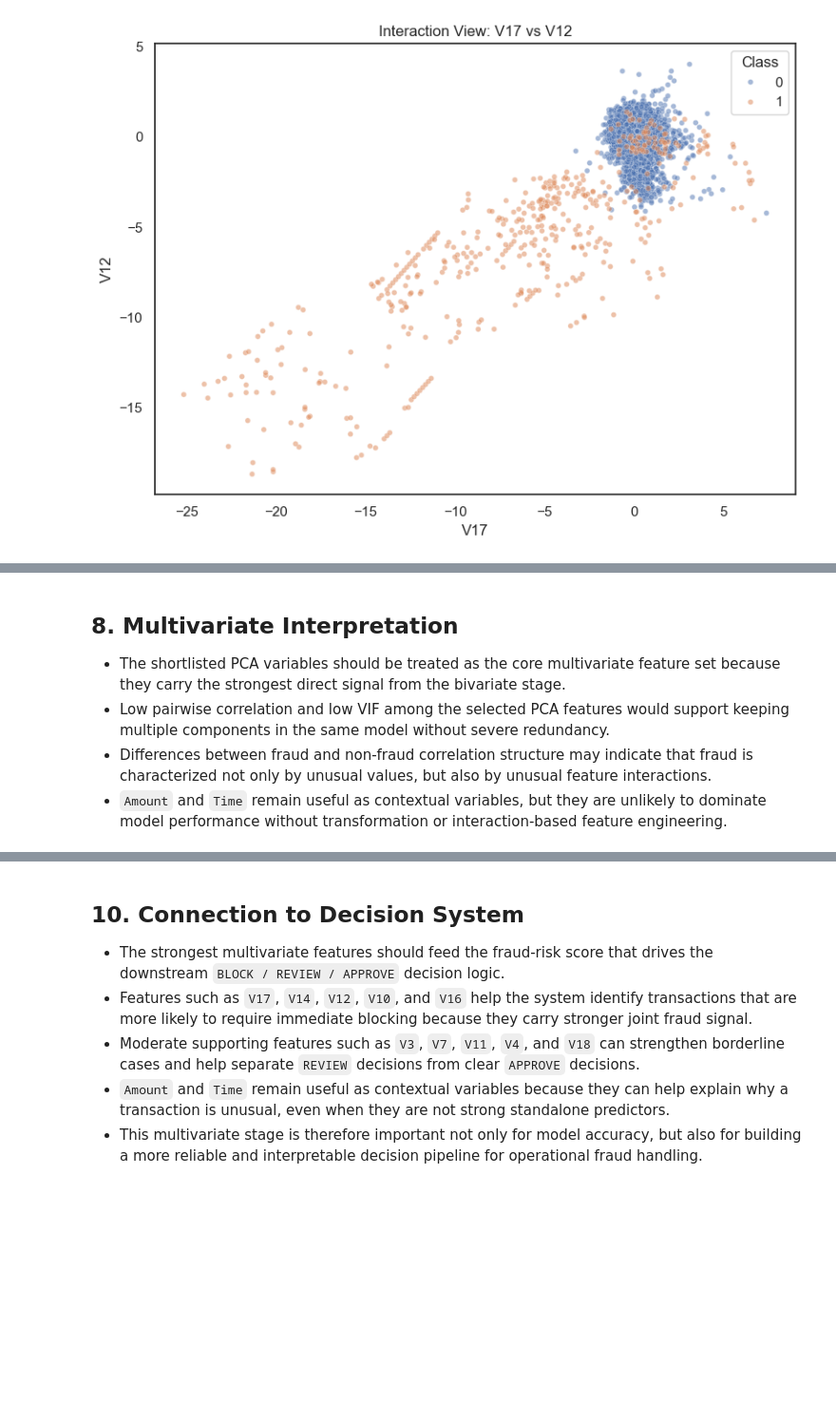
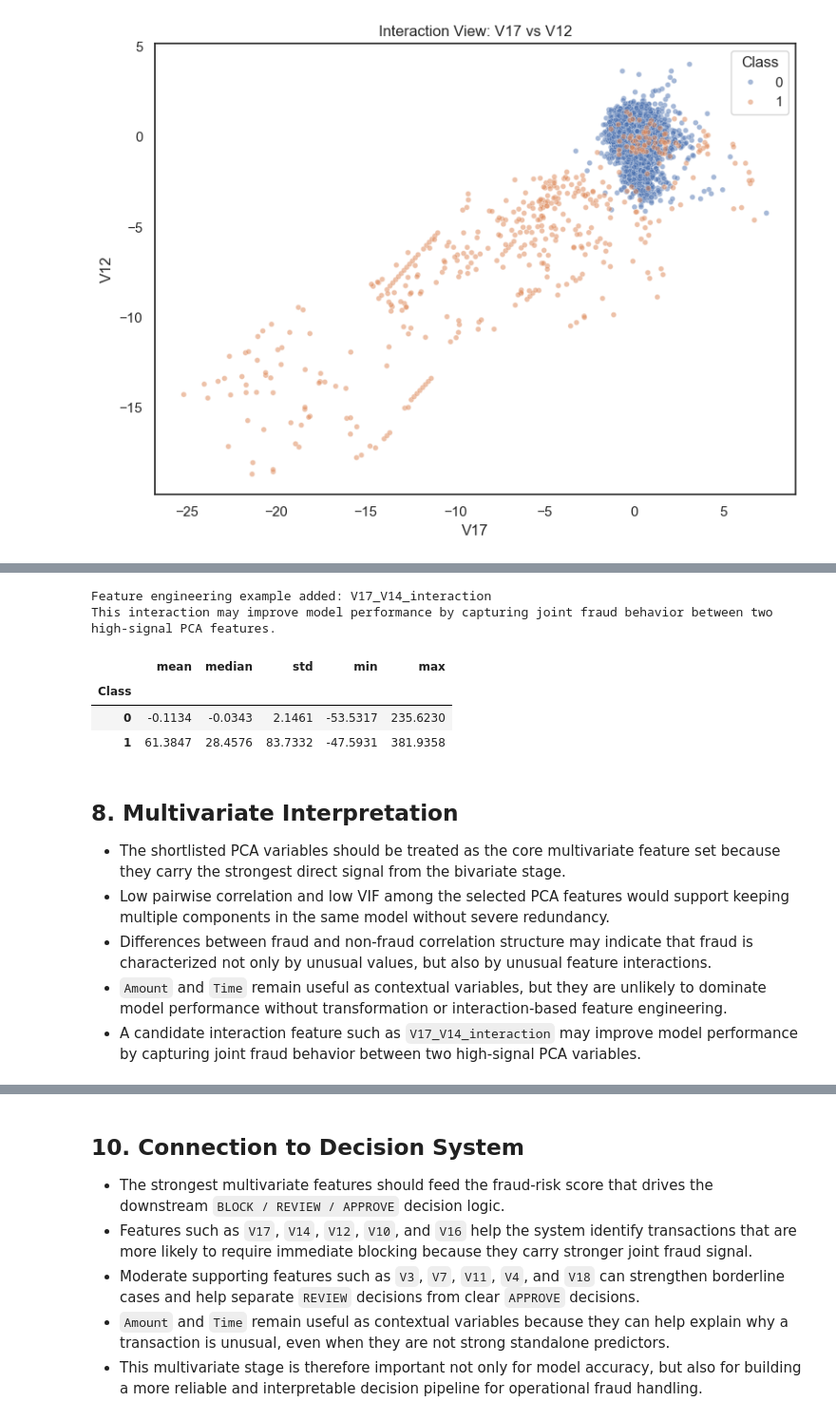
Before and after one commit to mmubashir95/Credit-Card-Fraud-Detection, a Jupyter notebook: notebooks/07_multivariate_analysis.ipynb, the cells around one changed output, grey strips where cells are left out. Shown at 95% size. Cells and saved outputs as stored; diff of their text form; code cells hidden in the pictures; blank space fills up the shorter version.

Commit message:
feat: add V17-V14 interaction feature idea to multivariate analysis

```diff
--- a/notebooks/07_multivariate_analysis.ipynb
+++ b/notebooks/07_multivariate_analysis.ipynb
@@ -273,3 +277,18 @@ plt.show()
+# %%
+df['V17_V14_interaction'] = df['V17'] * df['V14']
+
+interaction_feature_summary = df.groupby(TARGET_COLUMN)['V17_V14_interaction'].agg(['mean', 'median', 'std', 'min', 'max']).round(4)
+interaction_feature_summary.to_csv(NOTEBOOK_TABLES_DIR / "v17_v14_interaction_summary.csv")
+print("Feature engineering example added: V17_V14_interaction")
+print("This interaction may improve model performance by capturing joint fraud behavior between two high-signal PCA features.")
+interaction_feature_summary
+# %% [output]
+Feature engineering example added: V17_V14_interaction
+This interaction may improve model performance by capturing joint fraud behavior between two high-signal PCA features.
+|  | mean | median | std | min | max |
+| Class |  |  |  |  |  |
+| 0 | -0.1134 | -0.0343 | 2.1461 | -53.5317 | 235.6230 |
+| 1 | 61.3847 | 28.4576 | 83.7332 | -47.5931 | 381.9358 |
 # %% [markdown]
 ## 8. Multivariate Interpretation
 
@@ -277,6 +296,7 @@ plt.show()
 - Low pairwise correlation and low VIF among the selected PCA features would support keeping multiple components in the same model without severe redundancy.
 - Differences between fraud and non-fraud correlation structure may indicate that fraud is characterized not only by unusual values, but also by unusual feature interactions.
 - `Amount` and `Time` remain useful as contextual variables, but they are unlikely to dominate model performance without transformation or interaction-based feature engineering.
+- A candidate interaction feature such as `V17_V14_interaction` may improve model performance by capturing joint fraud behavior between two high-signal PCA variables.
 # %% [markdown]
 ## 9. Impact on Modeling
 
```
Also changed, not shown: parts of 4 cells of this notebook, 2 other files.
